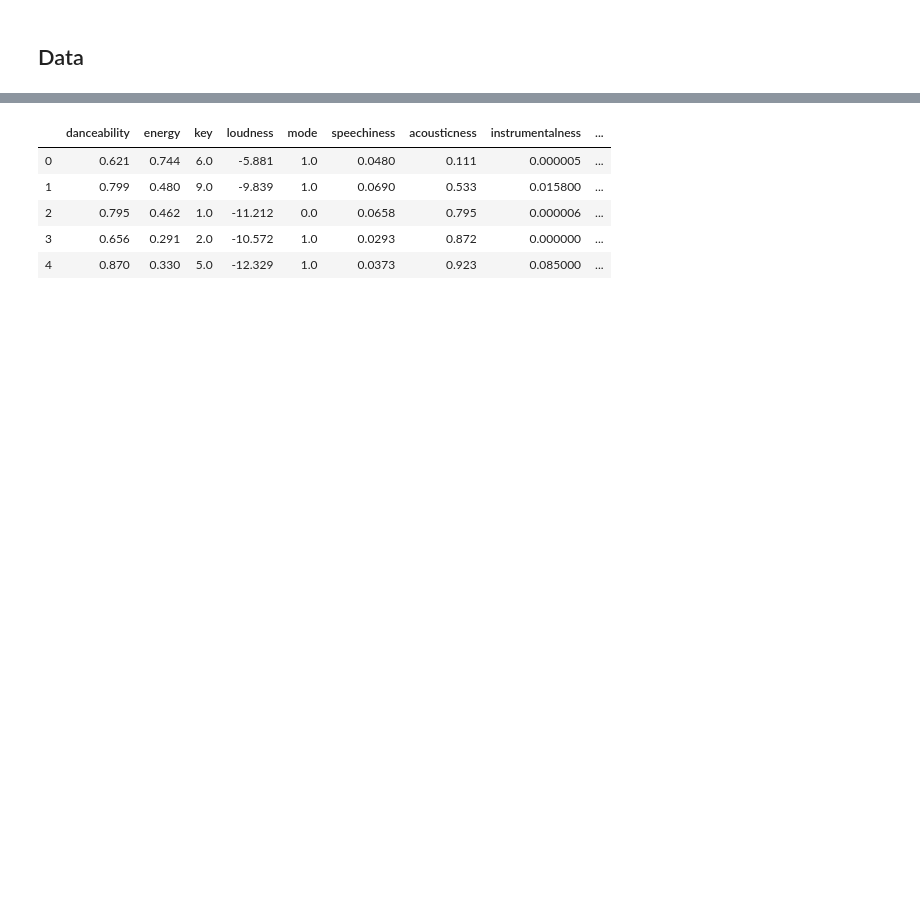
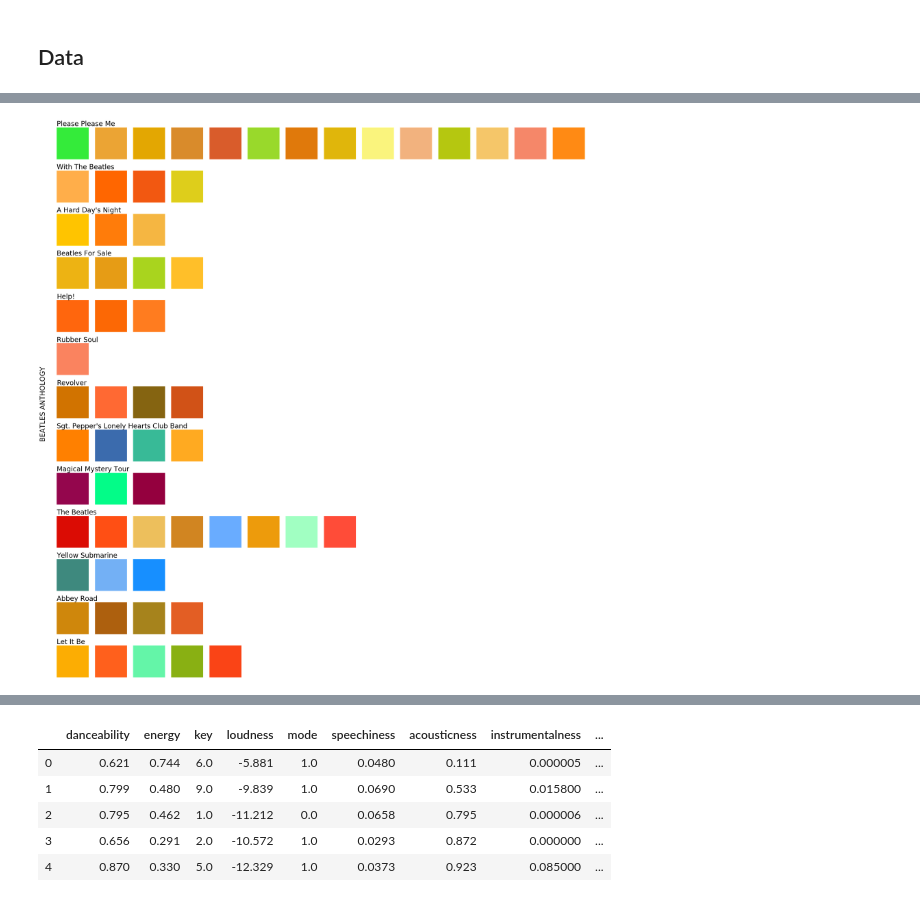
Before and after one commit to imehrlich/synthetic_synesthetic, a Jupyter notebook: song-color.ipynb, the cells around one changed output, grey strips where cells are left out. Saved outputs shown, nothing was run; the diff lists cells and outputs as text; code cells hidden in the pictures; blank space fills up the shorter version.

```diff
--- a/song-color.ipynb
+++ b/song-color.ipynb
@@ -83,3 +90,54 @@ plt.savefig("figures/song_colors.png")
+# %%
+beatles = song_colors[song_colors['songArtist'] == 'The Beatles']
+beatlesOrder = ['Please Please Me', 'With The Beatles', 'A Hard Day\'s Night', 'Beatles For Sale',
+                    'Help!', 'Rubber Soul', 'Revolver', 'Sgt. Pepper\'s Lonely Hearts Club Band',
+                    'Magical Mystery Tour', 'The Beatles', 'Yellow Submarine', 'Abbey Road', 'Let It Be']
+
+def normalizeAlbums(songs, albumOrder):
+    column_names = ['songName', 'songArtist', 'spotifyURI', 'r', 'g', 'b', 'albumName']
+    max_songs = max(songs['albumName'].value_counts())
+
+    normalized_songs = pd.DataFrame(columns=column_names)
+    for album in albumOrder:
+        normalized_songs = normalized_songs.append(songs[songs['albumName'] == album])
+        album_length = len(songs[songs['albumName'] == album].index)
+        if album_length < max_songs:
+            normalized_album = np.tile(np.array(['','','',255,255,255,album]), (max_songs - album_length, 1))
+            normalized_songs = normalized_songs.append(pd.DataFrame(normalized_album,
+                                              columns=column_names))
+
+    normalized_songs[['r', 'g', 'b']] = normalized_songs[['r', 'g', 'b']].apply(pd.to_numeric, axis=1)
+    normalized_songs = normalized_songs.reset_index(drop=True)
+
+    return normalized_songs
+
+
+
+def plotAlbumColor(colors, albumOrder, savePath):
+
+    colors = normalizeAlbums(colors, albumOrder)
+
+    rows = len(albumOrder)
+    cols = int(len(colors.index)/rows)
+
+    fig, ax = plt.subplots(rows, cols, sharey=True, figsize=(rows*3, cols*3))
+    i=0
+
+    for row in ax:
+            for col in row:
+                col.imshow(np.array([[[colors['r'][i], colors['g'][i], colors['b'][i]]]]))
+                col.axis('off')
+                if i%cols == 0:
+                    col.set_title(colors['albumName'][i], fontsize=28, loc='left')
+                i+=1
+
+    fig.text(0.1, 0.5, 'BEATLES ANTHOLOGY', va='center', rotation='vertical', fontsize=28)
+    plt.savefig(savePath)
+    plt.show()
+
+plotAlbumColor(beatles, beatlesOrder, 'figures/beatles_colors.png')
+# %% [output]
+[figure, added]
 # %%
 color_columns = ['r', 'g', 'b']
 
```
Also changed, not shown: parts of 6 cells of this notebook, 8 other files.
